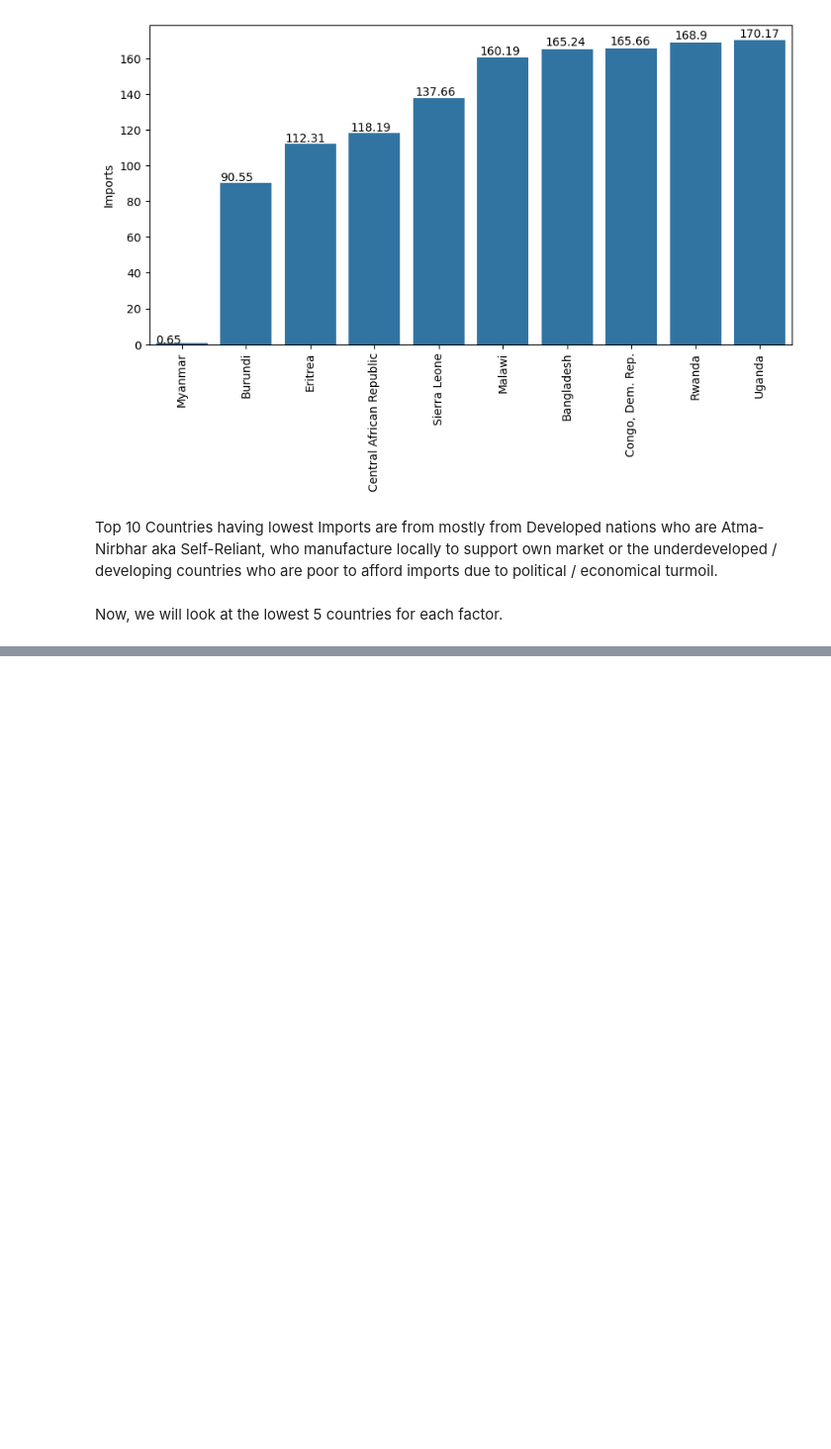
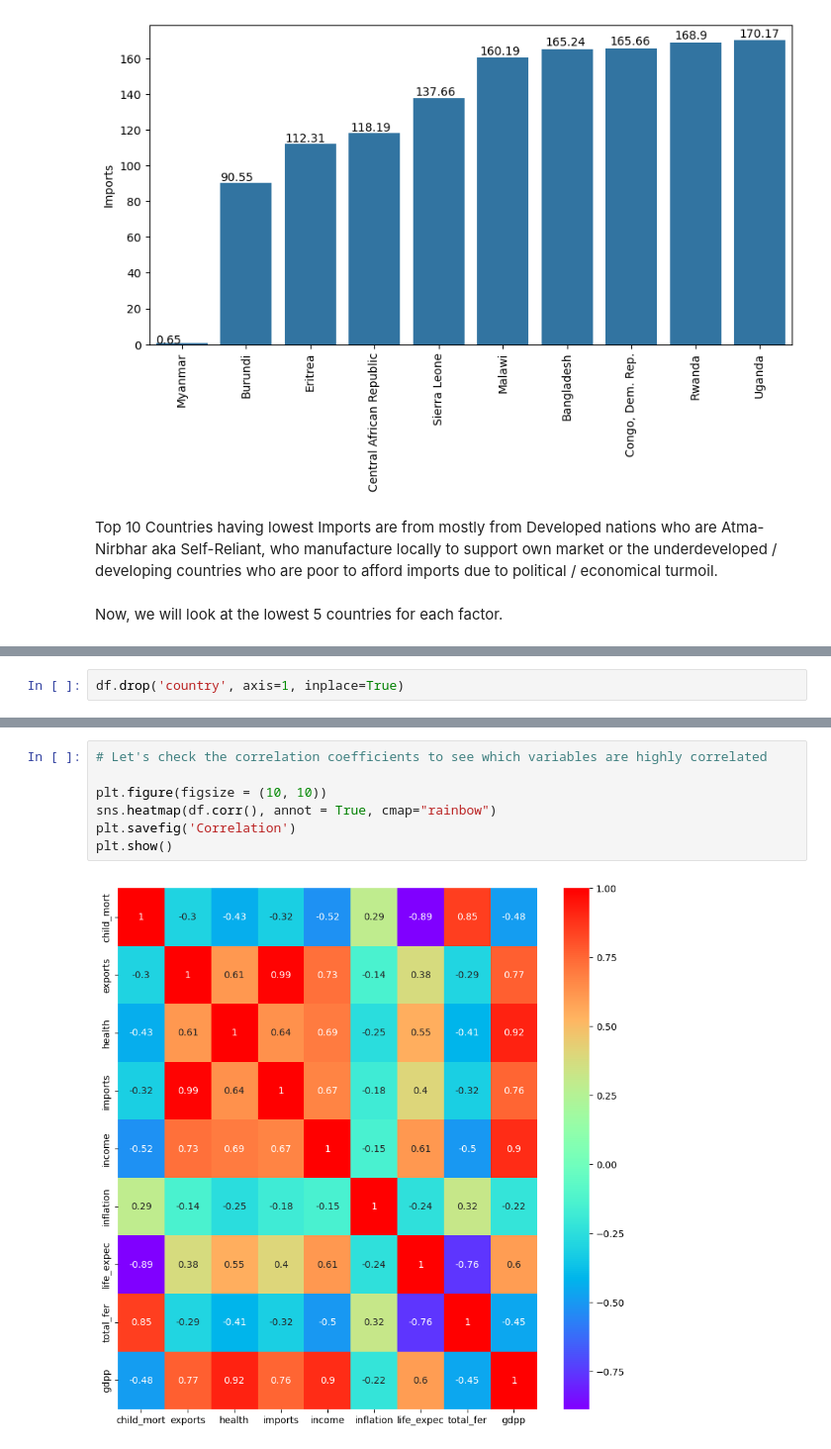
Before and after one commit to Sumay010306/GIT3-MRM, a Jupyter notebook: TASK-10.ipynb, the cells around one changed output, grey strips where cells are left out. Shown at 99% size. Saved outputs shown, nothing was run; the diff lists cells and outputs as text; blank space fills up the shorter version.

```diff
--- a/TASK-10.ipynb
+++ b/TASK-10.ipynb
@@ -335,0 +427,2 @@ Now, we will look at the lowest 5 countries for each factor.
+# %%
+df.drop('country', axis=1, inplace=True)
@@ -335,0 +445,9 @@ Now, we will look at the lowest 5 countries for each factor.
+# %%
+# Let's check the correlation coefficients to see which variables are highly correlated
+
+plt.figure(figsize = (10, 10))
+sns.heatmap(df.corr(), annot = True, cmap="rainbow")
+plt.savefig('Correlation')
+plt.show()
+# %% [output]
+[figure, added]
```
Also changed, not shown: parts of 17 cells of this notebook, 3 other files.
